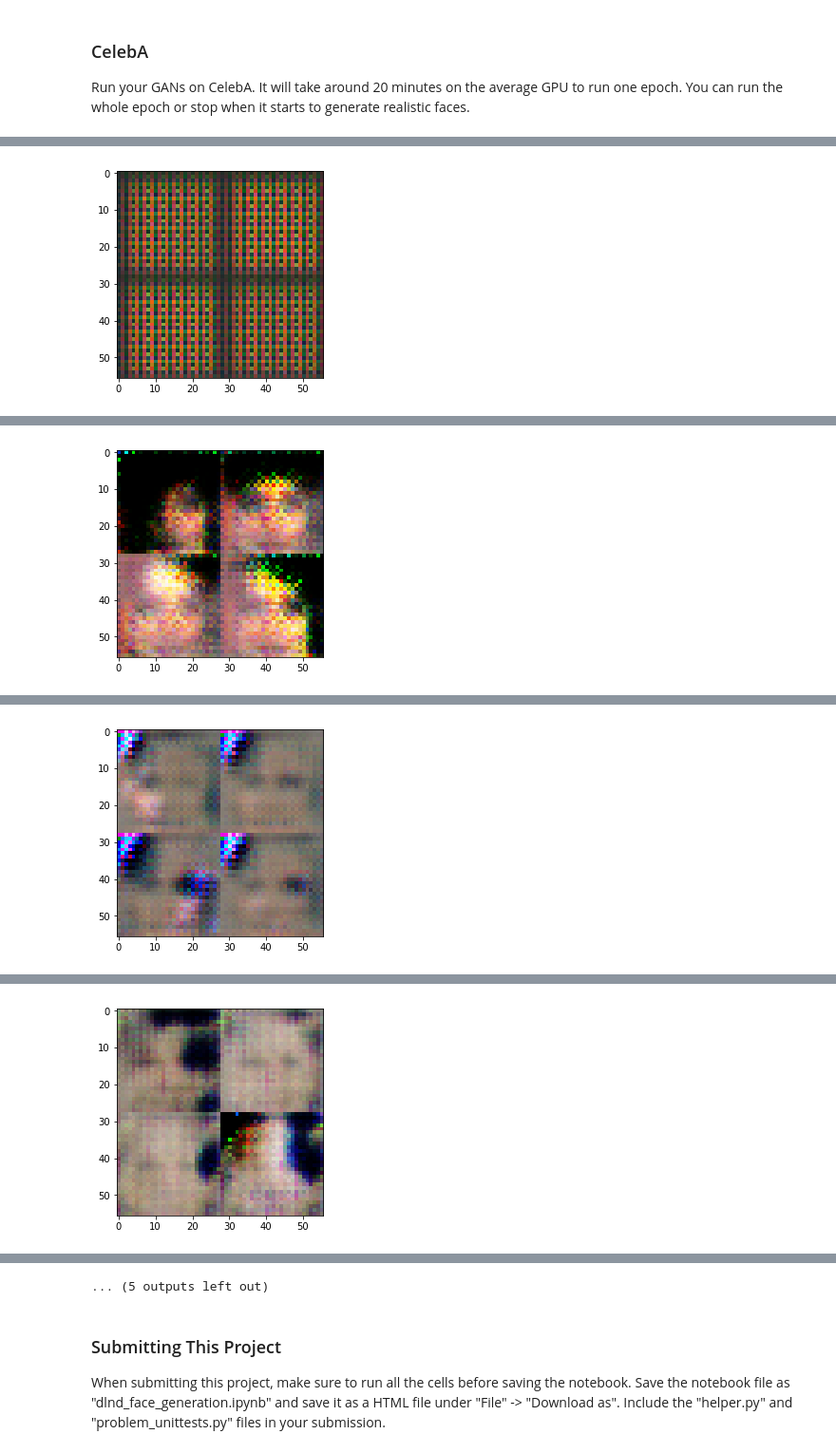
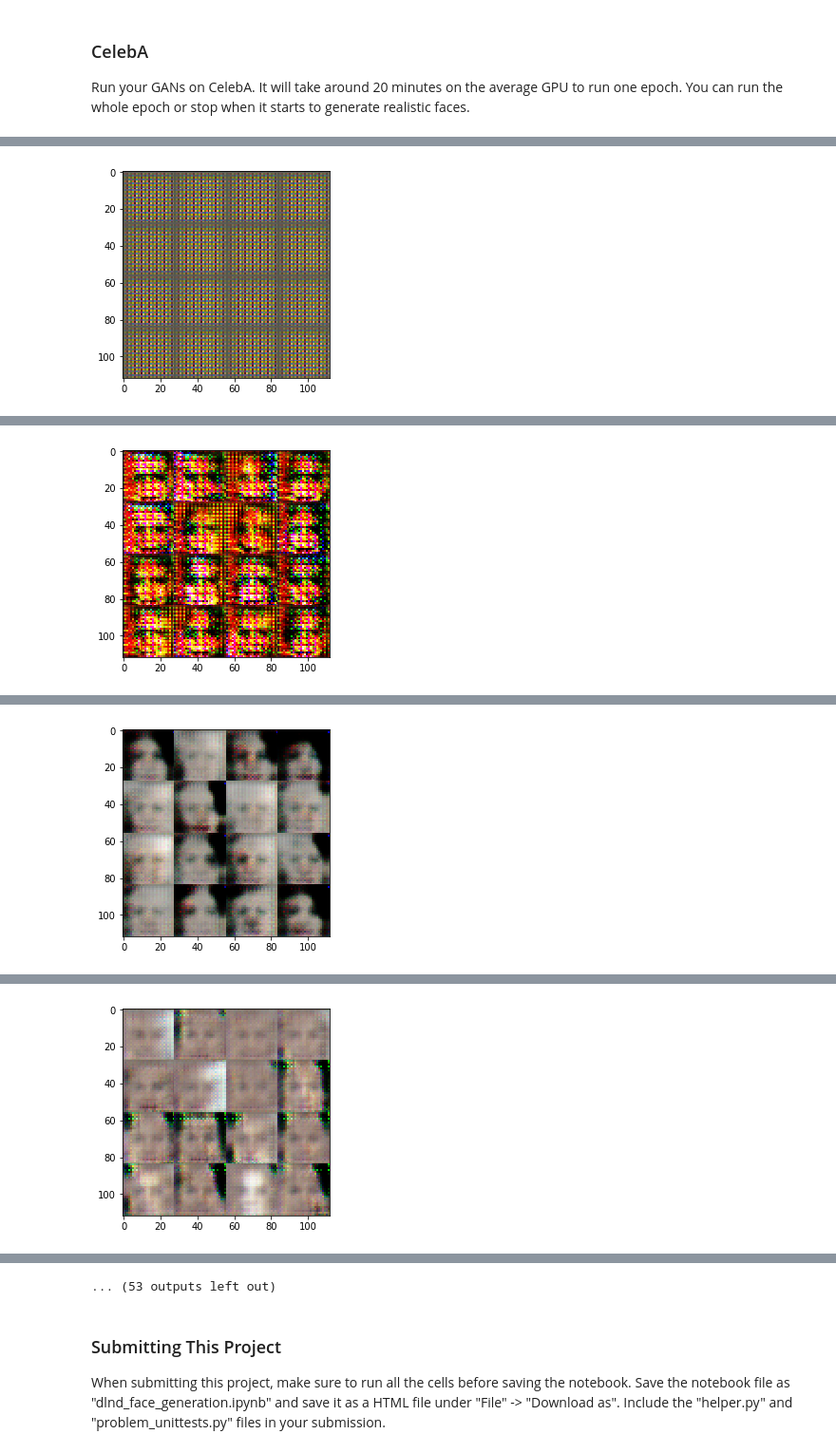
Before and after one commit to guilherme-alves-silve/dlnd-face-generation, a Jupyter notebook: dlnd_face_generation.ipynb, the cells around one changed output, grey strips where cells are left out. Shown at 95% size. Saved outputs shown, nothing was run; the diff lists cells and outputs as text; code cells hidden in the pictures.

```diff
--- a/dlnd_face_generation.ipynb
+++ b/dlnd_face_generation.ipynb
@@ -355,8 +355,9 @@ def train(epoch_count, batch_size, z_dim, learning_rate, beta1, get_batches, dat
                           "Discriminator Loss: {:.4f}...".format(train_loss_dis),
                           "Generator Loss: {:.4f}".format(train_loss_ger))
 
+                number_of_images = 16
                 if step % 100 == 0:
-                    show_generator_output(sess, 4, z_input, output_channel_dim, data_image_mode)
+                    show_generator_output(sess, number_of_images, z_input, output_channel_dim, data_image_mode)
 # %% [markdown]
 ### MNIST
 Test your GANs architecture on MNIST.  After 2 epochs, the GANs should be able to generate images that look like handwritten digits.  Make sure the loss of the generator is lower than the loss of the discriminator or close to 0.
@@ -435,7 +439,7 @@ Epoch 2/2... Discriminator Loss: 1.2676... Generator Loss: 2.3847
 ### CelebA
 Run your GANs on CelebA.  It will take around 20 minutes on the average GPU to run one epoch.  You can run the whole epoch or stop when it starts to generate realistic faces.
 # %%
-batch_size = 128
+batch_size = 64
 z_dim = 120
 learning_rate = 0.001
 beta1 = 0.4
@@ -454 +458 @@ Epoch 1/1... Discriminator Loss: 16.9941... Generator Loss: 0.0000
-[figure, old version]
+[figure, new version]
@@ -465 +469 @@ Epoch 1/1... Discriminator Loss: 0.4078... Generator Loss: 3.3341
-[figure, old version]
+[figure, new version]
@@ -476 +480 @@ Epoch 1/1... Discriminator Loss: 0.6480... Generator Loss: 1.8466
-[figure, old version]
+[figure, new version]
@@ -487 +491 @@ Epoch 1/1... Discriminator Loss: 0.8830... Generator Loss: 1.2181
-[figure, old version]
+[figure, new version]
@@ -510,4 +514,4 @@ Epoch 1/1... Discriminator Loss: 0.4563... Generator Loss: 3.5339
-... (5 outputs left out)
+... (53 outputs left out)
 # %% [markdown]
 ### Submitting This Project
 When submitting this project, make sure to run all the cells before saving the notebook. Save the notebook file as "dlnd_face_generation.ipynb" and save it as a HTML file under "File" -> "Download as". Include the "helper.py" and "problem_unittests.py" files in your submission.
```
Also changed, not shown: parts of 5 cells of this notebook, 56 other files.
